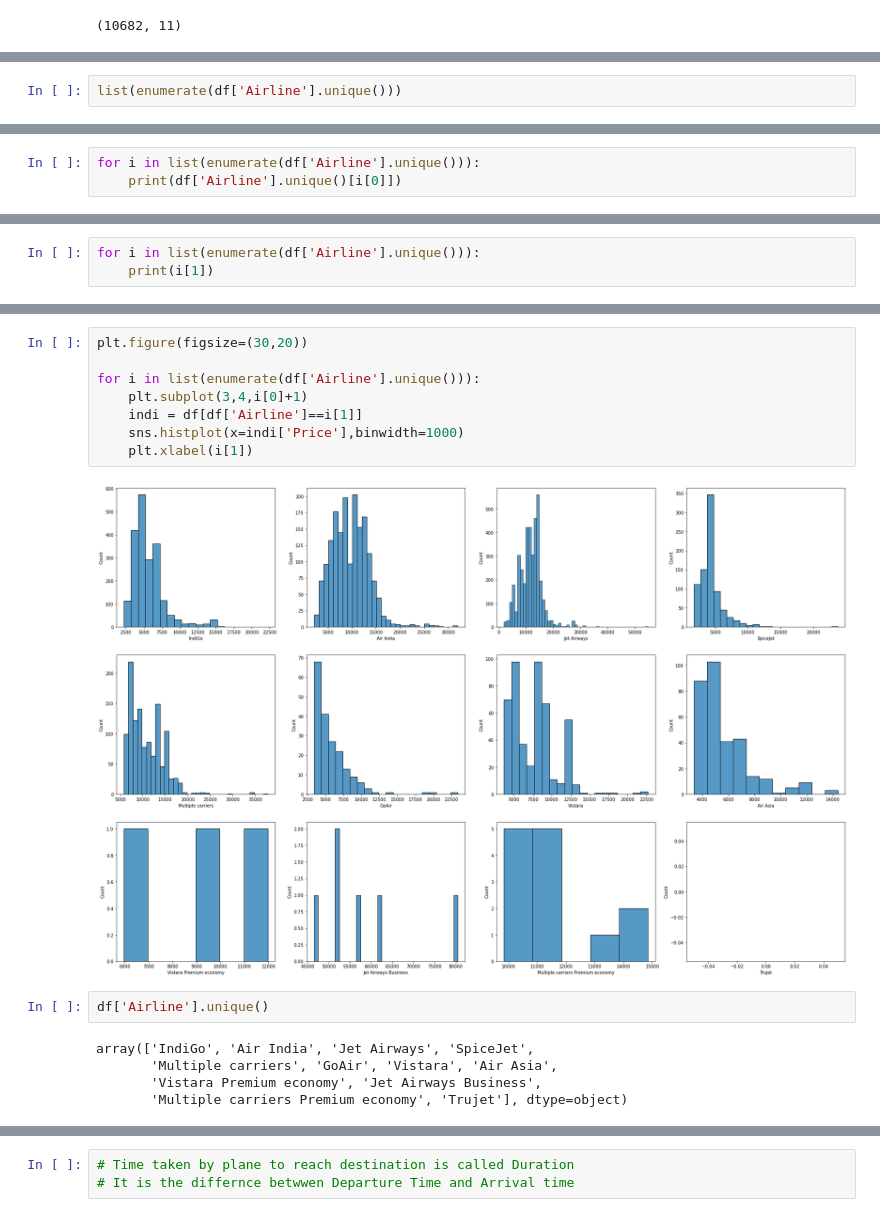
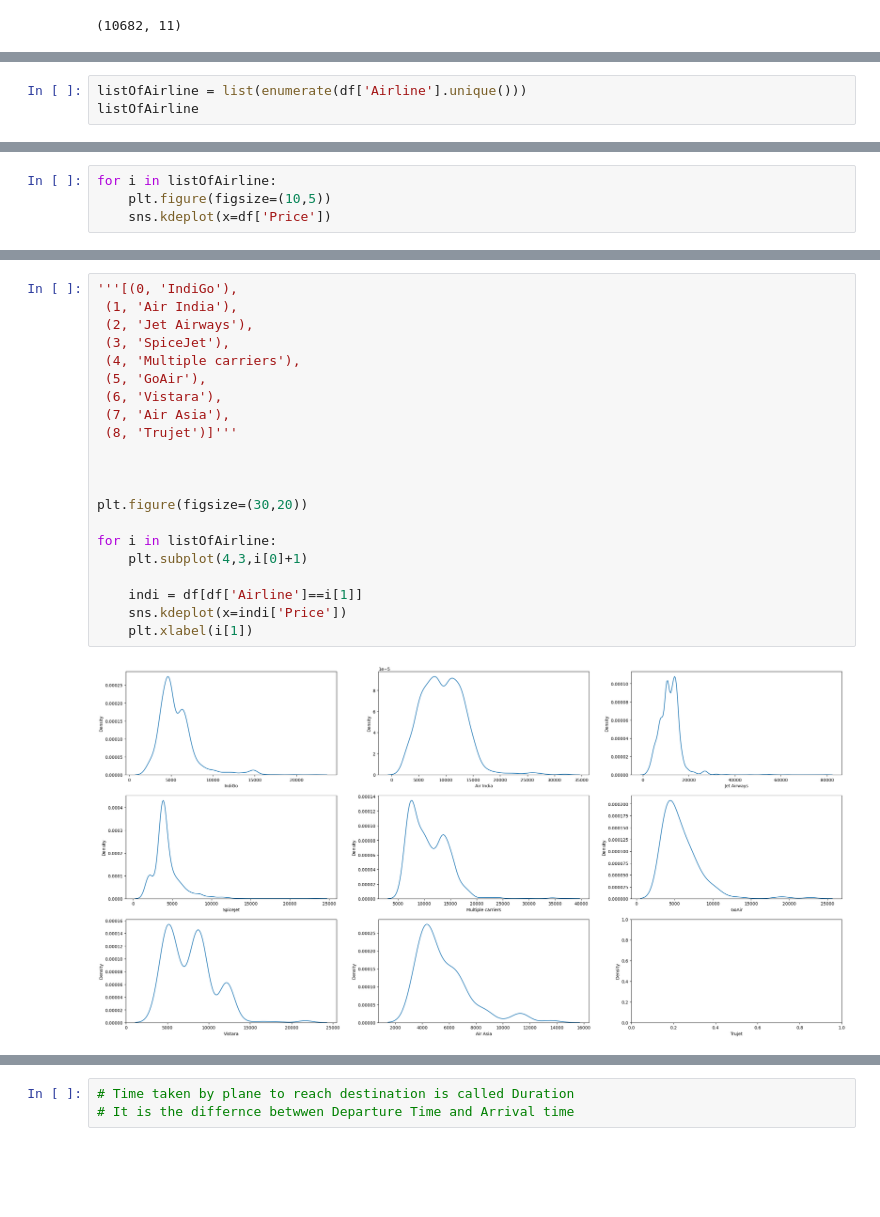
Before and after one commit to SHIVRAJSHINDE/XL, a Jupyter notebook: XL_Session_04/04 Projects Interview Questions/edaAndPreprocessing3.ipynb, the cells around one changed output, grey strips where cells are left out. Drawn from its saved outputs; the diff is of its cells as text; blank space fills up the shorter version.

```diff
--- a/XL_Session_04/04 Projects Interview Questions/edaAndPreprocessing3.ipynb
+++ b/XL_Session_04/04 Projects Interview Questions/edaAndPreprocessing3.ipynb
@@ -310,5 +469,6 @@ array(['IndiGo', 'Air India', 'Jet Airways', 'SpiceJet',
 # %%
-list(enumerate(df['Airline'].unique()))
+listOfAirline = list(enumerate(df['Airline'].unique()))
+listOfAirline
 # %% [output]
 [(0, 'IndiGo'),
  (1, 'Air India'),
@@ -325,3 +481,0 @@ list(enumerate(df['Airline'].unique()))
-# %%
-for i in list(enumerate(df['Airline'].unique())):
-    print(df['Airline'].unique()[i[0]])
@@ -341,3 +481,0 @@ Trujet
-# %%
-for i in list(enumerate(df['Airline'].unique())):
-    print(i[1])
@@ -356,0 +482,4 @@ Trujet
+# %%
+for i in listOfAirline:
+    plt.figure(figsize=(10,5))
+    sns.kdeplot(x=df['Price'])
@@ -357,20 +512,26 @@ Trujet
 # %%
+'''[(0, 'IndiGo'),
+ (1, 'Air India'),
+ (2, 'Jet Airways'),
+ (3, 'SpiceJet'),
+ (4, 'Multiple carriers'),
+ (5, 'GoAir'),
+ (6, 'Vistara'),
+ (7, 'Air Asia'),
+ (8, 'Trujet')]'''
+
+
+
 plt.figure(figsize=(30,20))
 
-for i in list(enumerate(df['Airline'].unique())):
-    plt.subplot(3,4,i[0]+1)
+for i in listOfAirline:
+    plt.subplot(4,3,i[0]+1)
+
     indi = df[df['Airline']==i[1]]
-    sns.histplot(x=indi['Price'],binwidth=1000)
+    sns.kdeplot(x=indi['Price'])
     plt.xlabel(i[1])
 # %% [output]
-[figure, old version]
+[figure, new version]
-# %%
-df['Airline'].unique()
-# %% [output]
-array(['IndiGo', 'Air India', 'Jet Airways', 'SpiceJet',
-       'Multiple carriers', 'GoAir', 'Vistara', 'Air Asia',
-       'Vistara Premium economy', 'Jet Airways Business',
-       'Multiple carriers Premium economy', 'Trujet'], dtype=object)
 # %%
 plt.figure(figsize=(15,45))
 
```
Also changed, not shown: parts of 88 cells of this notebook, 3 other files.
